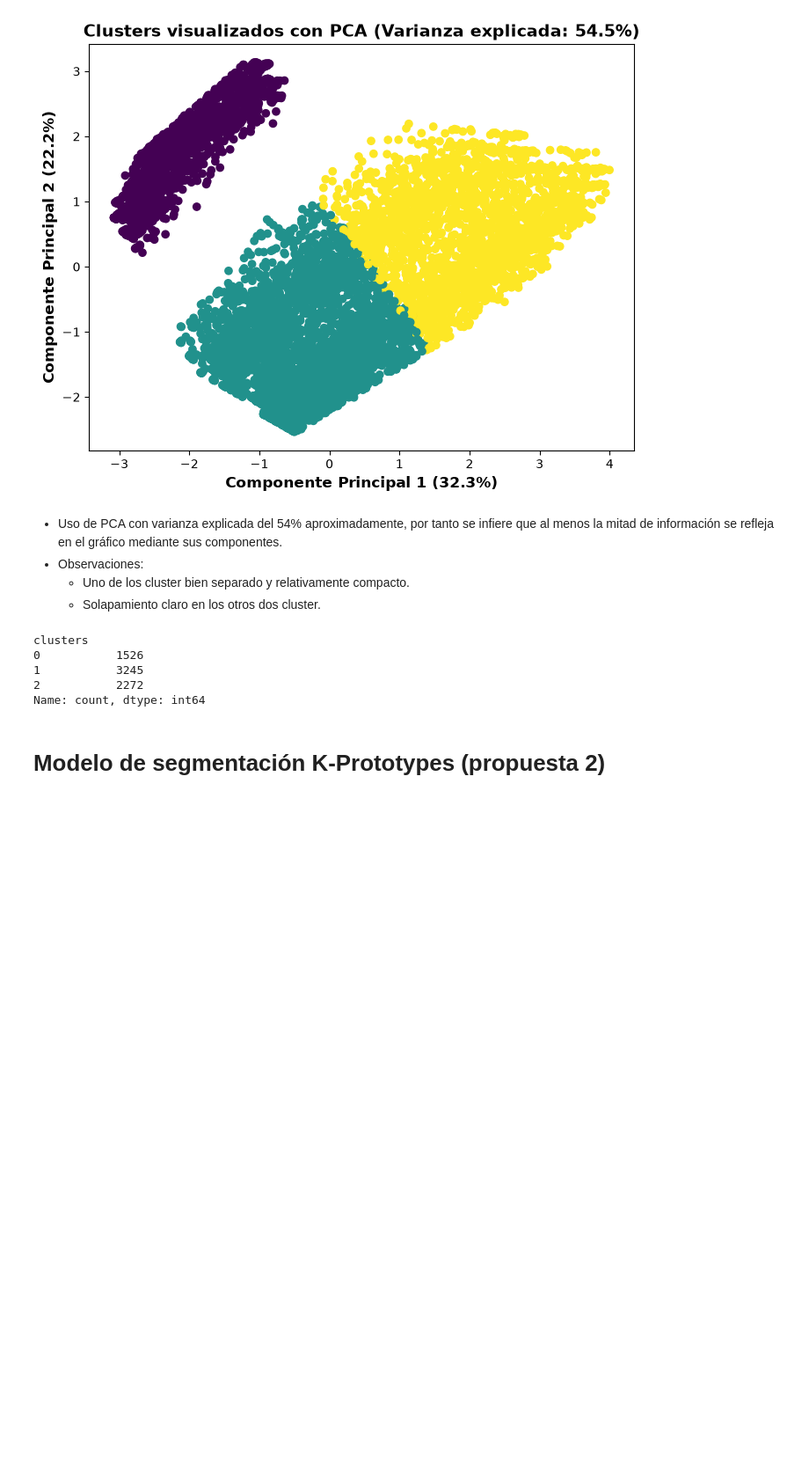
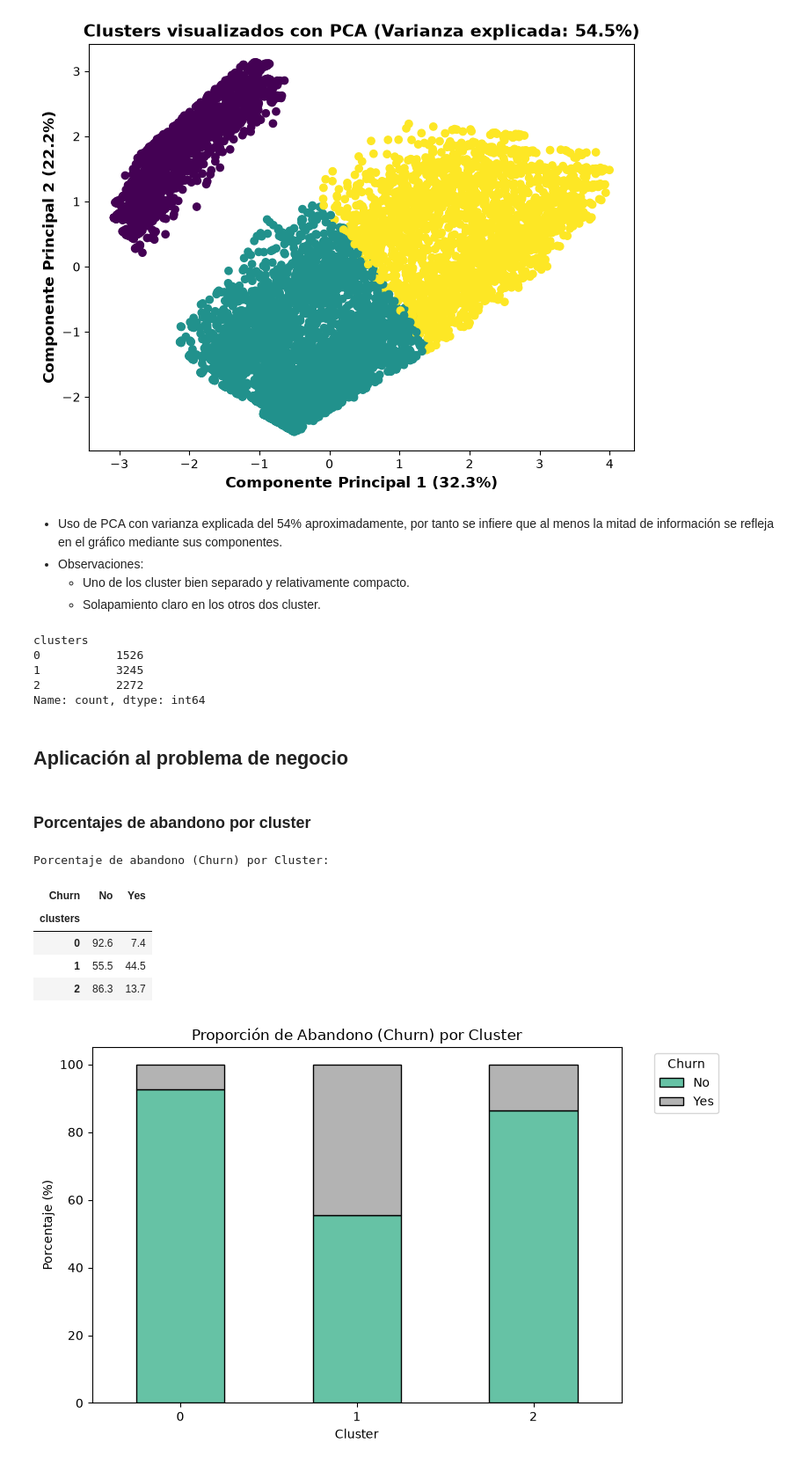
Before and after one commit to david-ramirezl/telco_customer-Modelos-de-Machine-Learning, a Jupyter notebook: notebooks/modelos_segmentacion.ipynb, the cells around one changed output. Shown at 88% size. Drawn from its saved outputs; the diff is of its cells as text; code cells hidden in the pictures; blank space fills up the shorter version.

Commit message:
Agregacion de  aplicaciones al problema de negocio a modelos de segmentacion kmeans

```diff
--- a/notebooks/modelos_segmentacion.ipynb
+++ b/notebooks/modelos_segmentacion.ipynb
@@ -497,5 +493,30 @@ clusters
 1           3245
 2           2272
 Name: count, dtype: int64
-# %% [markdown]
-# Modelo de segmentación K-Prototypes (propuesta 2)
+# %% [markdown]
+## Aplicación al problema de negocio
+# %% [markdown]
+### Porcentajes de abandono por cluster
+# %%
+porcentaje_churn = pd.crosstab(df_limpia['clusters'], df['Churn'], normalize='index') * 100
+
+print("Porcentaje de abandono (Churn) por Cluster:")
+display(porcentaje_churn.round(1))
+
+porcentaje_churn.plot(kind='bar', stacked=True, figsize=(8, 5), colormap='Set2', edgecolor='black')
+
+plt.title('Proporción de Abandono (Churn) por Cluster')
+plt.xlabel('Cluster')
+plt.ylabel('Porcentaje (%)')
+plt.legend(title='Churn', bbox_to_anchor=(1.05, 1), loc='upper left')
+plt.xticks(rotation=0)
+plt.tight_layout()
+plt.show()
+# %% [output]
+Porcentaje de abandono (Churn) por Cluster:
+| Churn | No | Yes |
+| clusters |  |  |
+| 0 | 92.6 | 7.4 |
+| 1 | 55.5 | 44.5 |
+| 2 | 86.3 | 13.7 |
+[figure, added]
```
Also changed, not shown: parts of 6 cells of this notebook.
